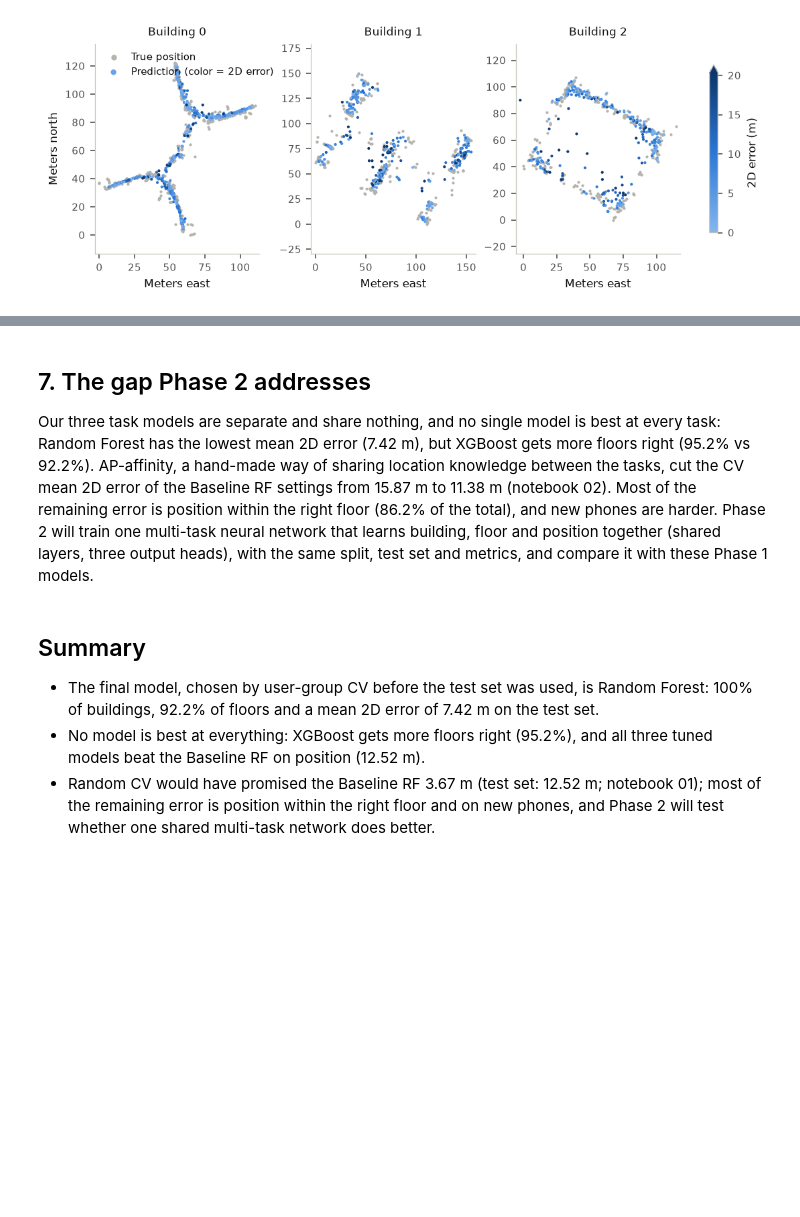
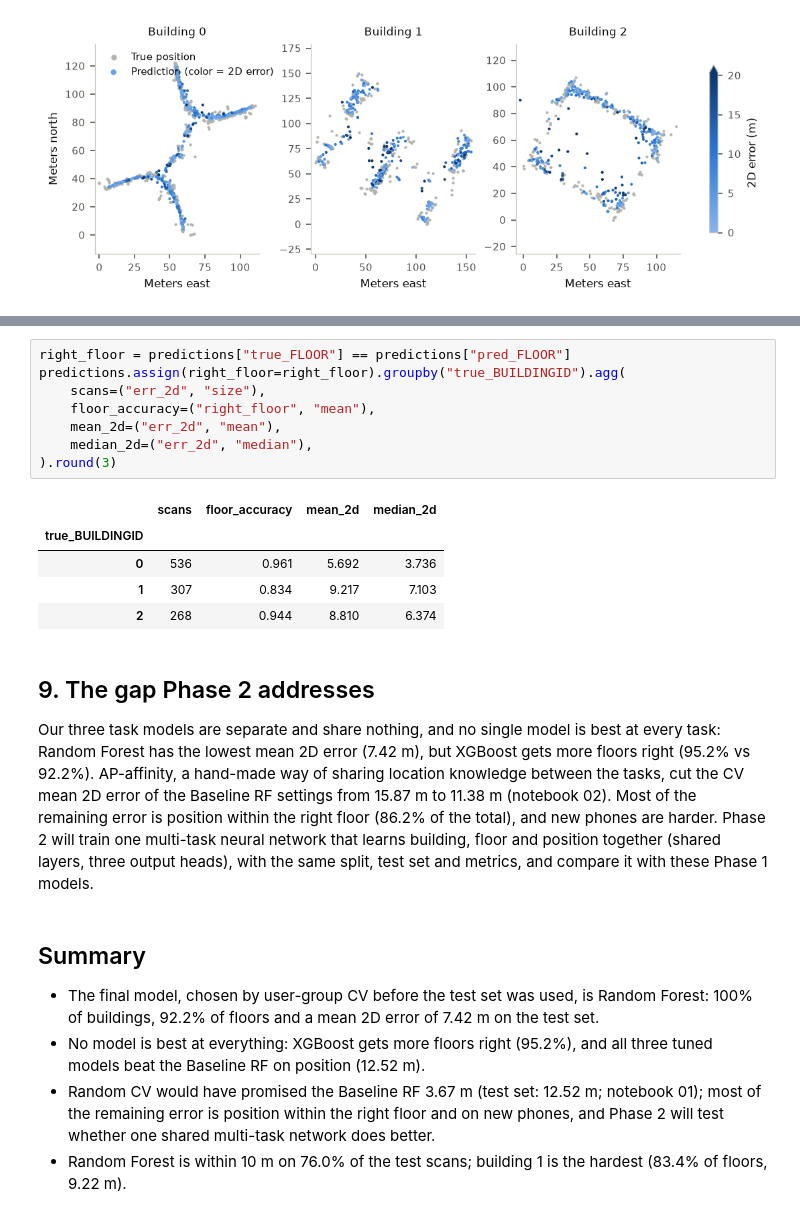
Before and after one commit to Jitmisra/T084-wifi-indoor-positioning, a Jupyter notebook: notebooks/03_ml_models_evaluation.ipynb, the cells around one changed output, grey strips where cells are left out. Cells and saved outputs as stored; diff of their text form; blank space fills up the shorter version.

```diff
--- a/notebooks/03_ml_models_evaluation.ipynb
+++ b/notebooks/03_ml_models_evaluation.ipynb
@@ -160,5 +206,19 @@ fig_map = plots.error_map(predictions)
+# %%
+right_floor = predictions["true_FLOOR"] == predictions["pred_FLOOR"]
+predictions.assign(right_floor=right_floor).groupby("true_BUILDINGID").agg(
+    scans=("err_2d", "size"),
+    floor_accuracy=("right_floor", "mean"),
+    mean_2d=("err_2d", "mean"),
+    median_2d=("err_2d", "median"),
+).round(3)
+# %% [output]
+|  | scans | floor_accuracy | mean_2d | median_2d |
+| true_BUILDINGID |  |  |  |  |
+| 0 | 536 | 0.961 | 5.692 | 3.736 |
+| 1 | 307 | 0.834 | 9.217 | 7.103 |
+| 2 | 268 | 0.944 | 8.810 | 6.374 |
 # %% [markdown]
-## 7. The gap Phase 2 addresses
+## 9. The gap Phase 2 addresses
 
 Our three task models are separate and share nothing, and no single model is best at every task:
 Random Forest has the lowest mean 2D error (7.42 m), but XGBoost gets more floors right (95.2% vs
@@ -178,3 +238,5 @@ these Phase 1 models.
 - Random CV would have promised the Baseline RF 3.67 m (test set: 12.52 m; notebook 01); most of
   the remaining error is position within the right floor and on new phones, and Phase 2 will test
   whether one shared multi-task network does better.
+- Random Forest is within 10 m on 76.0% of the test scans; building 1 is the hardest (83.4% of
+  floors, 9.22 m).
```
Also changed, not shown: parts of 3 cells of this notebook.
